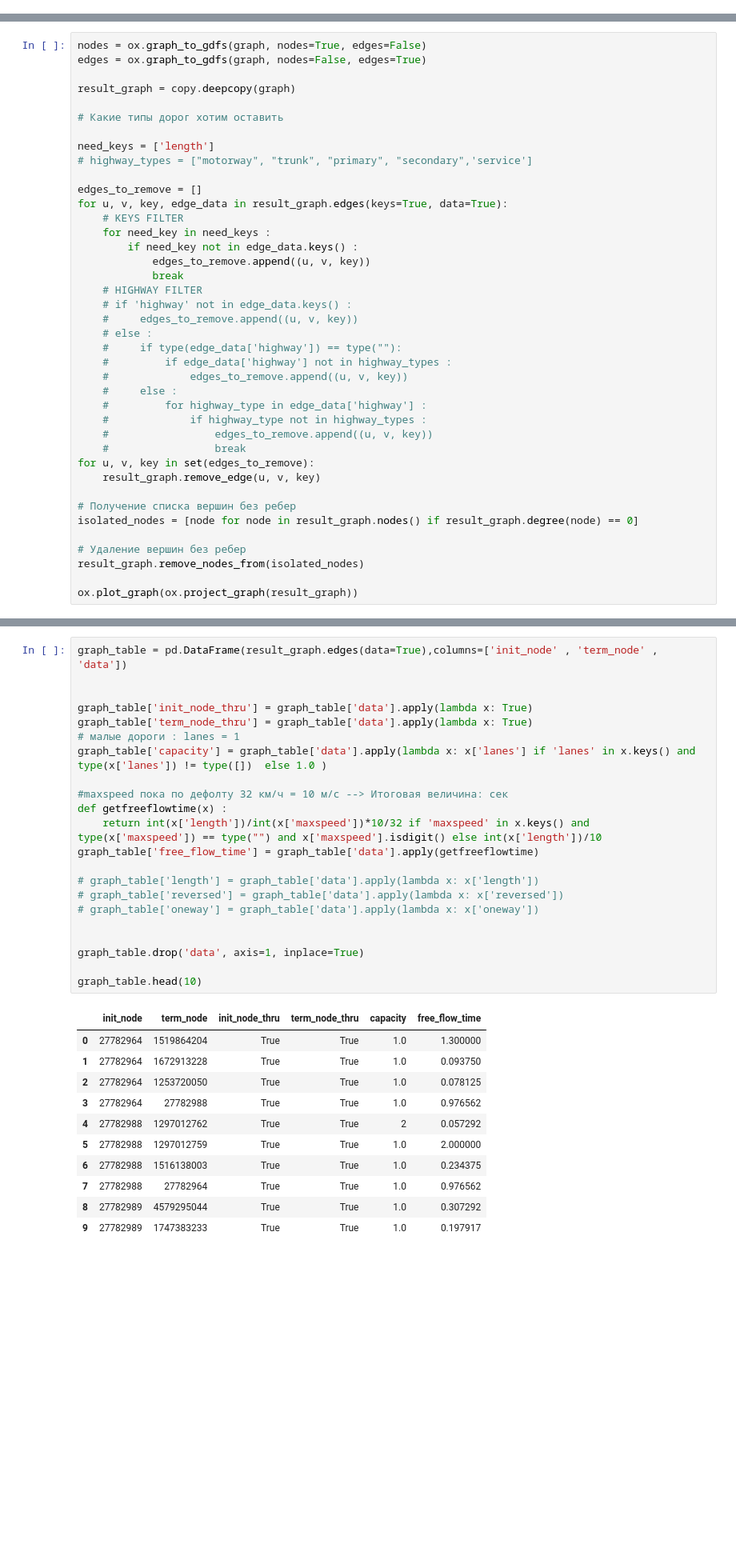
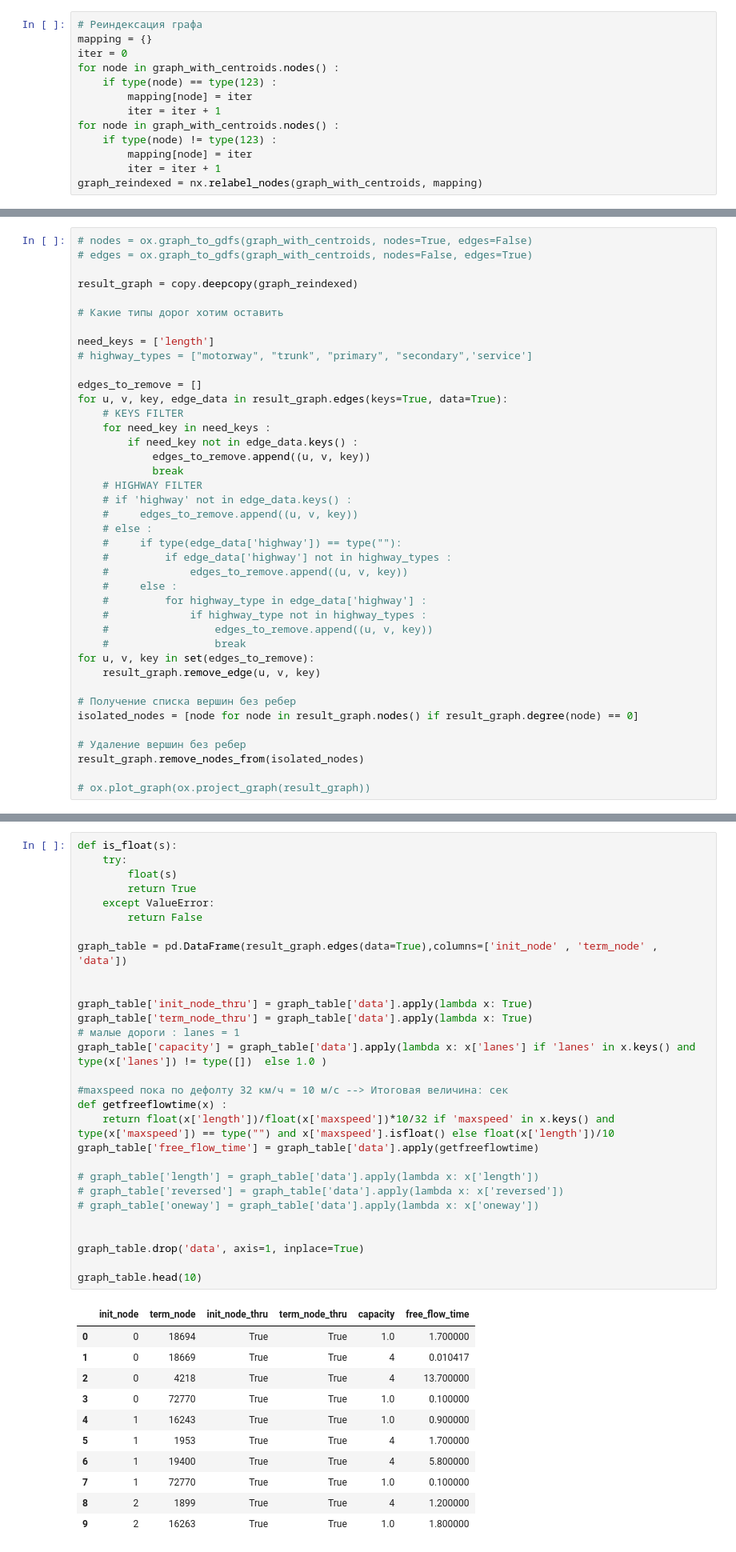
Before and after one commit to ThunderstormXX/TransportNet, a Jupyter notebook: Citytograph/test.ipynb, the cells around one changed output, grey strips where cells are left out. Shown at 80% size. Saved outputs shown, nothing was run; the diff lists cells and outputs as text; blank space fills up the shorter version.

```diff
--- a/Citytograph/test.ipynb
+++ b/Citytograph/test.ipynb
@@ -373,0 +375,13 @@ plt.show()
+# %%
+# Реиндексация графа
+mapping = {}
+iter = 0
+for node in graph_with_centroids.nodes() :
+    if type(node) == type(123) :
+        mapping[node] = iter
+        iter = iter + 1
+for node in graph_with_centroids.nodes() :
+    if type(node) != type(123) :
+        mapping[node] = iter
+        iter = iter + 1
+graph_reindexed = nx.relabel_nodes(graph_with_centroids, mapping)
@@ -497,10 +504,10 @@ sum(L), sum(W)
 # %% [markdown]
 ## Delete small roads
 # %%
-nodes = ox.graph_to_gdfs(graph, nodes=True, edges=False)
-edges = ox.graph_to_gdfs(graph, nodes=False, edges=True)
+# nodes = ox.graph_to_gdfs(graph_with_centroids, nodes=True, edges=False)
+# edges = ox.graph_to_gdfs(graph_with_centroids, nodes=False, edges=True)
 
-result_graph = copy.deepcopy(graph)
+result_graph = copy.deepcopy(graph_reindexed)
 
 # Какие типы дорог хотим оставить
 
@@ -535,4 +542,4 @@ isolated_nodes = [node for node in result_graph.nodes() if result_graph.degree(n
 # Удаление вершин без ребер
 result_graph.remove_nodes_from(isolated_nodes)
 
-ox.plot_graph(ox.project_graph(result_graph))
+# ox.plot_graph(ox.project_graph(result_graph))
@@ -554,34 +559,41 @@ df['data'][22]
 # %%
+def is_float(s):
+    try:
+        float(s)
+        return True
+    except ValueError:
+        return False
+
 graph_table = pd.DataFrame(result_graph.edges(data=True),columns=['init_node' , 'term_node' , 'data'])
 
 
 graph_table['init_node_thru'] = graph_table['data'].apply(lambda x: True)
 graph_table['term_node_thru'] = graph_table['data'].apply(lambda x: True)
 # малые дороги : lanes = 1
 graph_table['capacity'] = graph_table['data'].apply(lambda x: x['lanes'] if 'lanes' in x.keys() and type(x['lanes']) != type([])  else 1.0 )
 
 #maxspeed пока по дефолту 32 км/ч = 10 м/c --> Итоговая величина: сек
 def getfreeflowtime(x) :
-    return int(x['length'])/int(x['maxspeed'])*10/32 if 'maxspeed' in x.keys() and type(x['maxspeed']) == type("") and x['maxspeed'].isdigit() else int(x['length'])/10
+    return float(x['length'])/float(x['maxspeed'])*10/32 if 'maxspeed' in x.keys() and type(x['maxspeed']) == type("") and x['maxspeed'].isfloat() else float(x['length'])/10
 graph_table['free_flow_time'] = graph_table['data'].apply(getfreeflowtime)
 
 # graph_table['length'] = graph_table['data'].apply(lambda x: x['length'])
 # graph_table['reversed'] = graph_table['data'].apply(lambda x: x['reversed'])
 # graph_table['oneway'] = graph_table['data'].apply(lambda x: x['oneway'])
 
 
 graph_table.drop('data', axis=1, inplace=True)
 
 graph_table.head(10)
 # %% [output]
 |  | init_node | term_node | init_node_thru | term_node_thru | capacity | free_flow_time |
-| 0 | 27782964 | 1519864204 | True | True | 1.0 | 1.300000 |
-| 1 | 27782964 | 1672913228 | True | True | 1.0 | 0.093750 |
-| 2 | 27782964 | 1253720050 | True | True | 1.0 | 0.078125 |
-| 3 | 27782964 | 27782988 | True | True | 1.0 | 0.976562 |
-| 4 | 27782988 | 1297012762 | True | True | 2 | 0.057292 |
-| 5 | 27782988 | 1297012759 | True | True | 1.0 | 2.000000 |
-| 6 | 27782988 | 1516138003 | True | True | 1.0 | 0.234375 |
-| 7 | 27782988 | 27782964 | True | True | 1.0 | 0.976562 |
-| 8 | 27782989 | 4579295044 | True | True | 1.0 | 0.307292 |
-| 9 | 27782989 | 1747383233 | True | True | 1.0 | 0.197917 |
+| 0 | 0 | 18694 | True | True | 1.0 | 1.700000 |
+| 1 | 0 | 18669 | True | True | 4 | 0.010417 |
+| 2 | 0 | 4218 | True | True | 4 | 13.700000 |
+| 3 | 0 | 72770 | True | True | 1.0 | 0.100000 |
+| 4 | 1 | 16243 | True | True | 1.0 | 0.900000 |
+| 5 | 1 | 1953 | True | True | 4 | 1.700000 |
+| 6 | 1 | 19400 | True | True | 4 | 5.800000 |
+| 7 | 1 | 72770 | True | True | 1.0 | 0.100000 |
+| 8 | 2 | 1899 | True | True | 4 | 1.200000 |
+| 9 | 2 | 16263 | True | True | 1.0 | 1.800000 |
```
Also changed, not shown: parts of 29 cells of this notebook, 28 other files.
